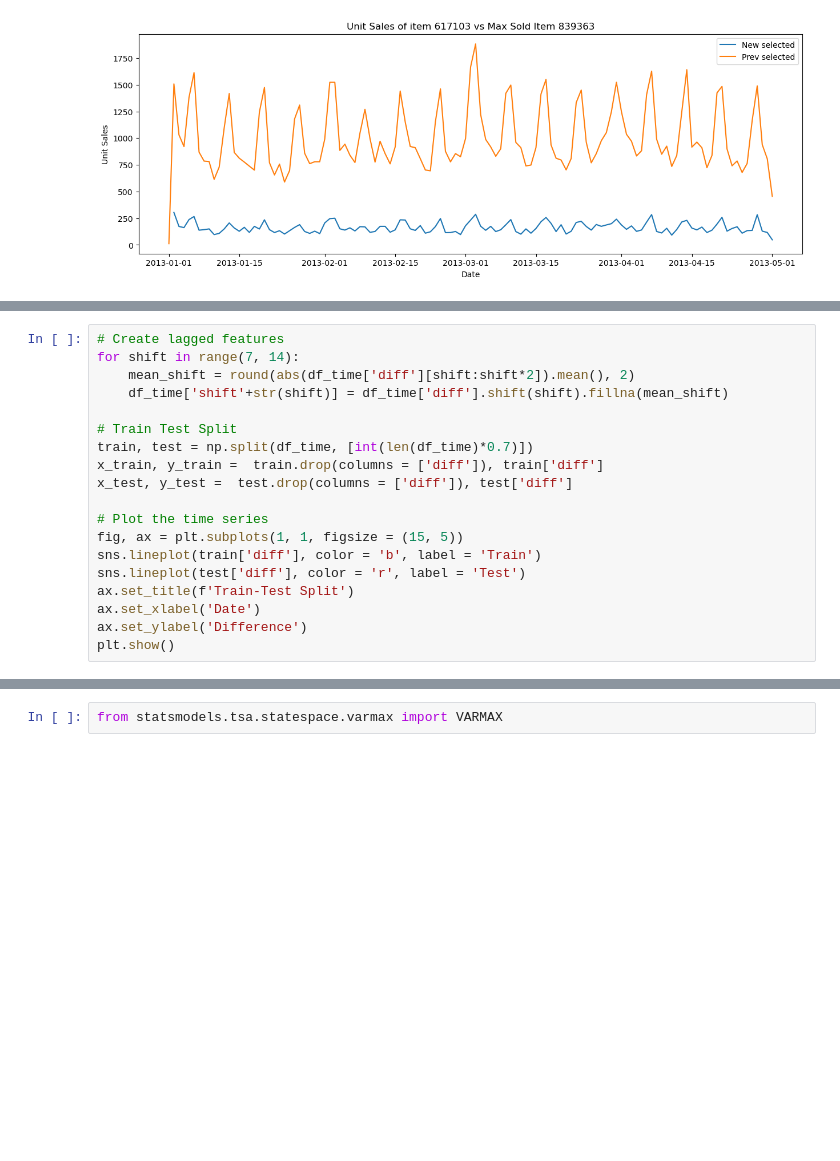
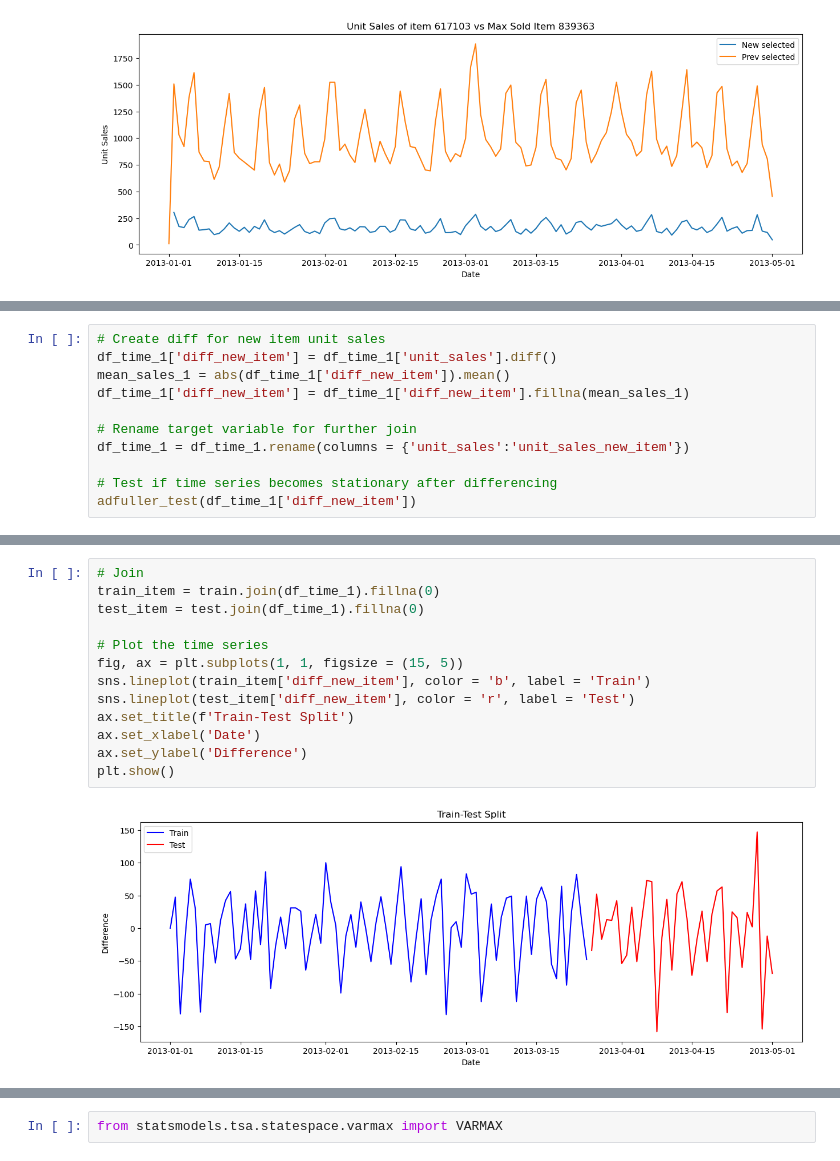
Before and after one commit to leopoldgerber/machine-learning-projects, a Jupyter notebook: time series - AR MA ARIMA.ipynb, the cells around one changed output, grey strips where cells are left out. Drawn from its saved outputs; the diff is of its cells as text; blank space fills up the shorter version.

Commit message:
time series - Finished VAR Added results

```diff
--- a/time series - AR MA ARIMA.ipynb
+++ b/time series - AR MA ARIMA.ipynb
@@ -584,0 +581,11 @@ df_time['diff'] = df_time['diff'].fillna(mean_sales)
+# %%
+# Create diff for new item unit sales
+df_time_1['diff_new_item'] = df_time_1['unit_sales'].diff()
+mean_sales_1 = abs(df_time_1['diff_new_item']).mean()
+df_time_1['diff_new_item'] = df_time_1['diff_new_item'].fillna(mean_sales_1)
+
+# Rename target variable for further join
+df_time_1 = df_time_1.rename(columns = {'unit_sales':'unit_sales_new_item'})
+
+# Test if time series becomes stationary after differencing
+adfuller_test(df_time_1['diff_new_item'])
@@ -585,19 +602,15 @@ df_time['diff'] = df_time['diff'].fillna(mean_sales)
 # %%
-# Create lagged features
-for shift in range(7, 14):
-    mean_shift = round(abs(df_time['diff'][shift:shift*2]).mean(), 2)
-    df_time['shift'+str(shift)] = df_time['diff'].shift(shift).fillna(mean_shift)
-
-# Train Test Split
-train, test = np.split(df_time, [int(len(df_time)*0.7)])
-x_train, y_train =  train.drop(columns = ['diff']), train['diff']
-x_test, y_test =  test.drop(columns = ['diff']), test['diff']
+# Join
+train_item = train.join(df_time_1).fillna(0)
+test_item = test.join(df_time_1).fillna(0)
 
 # Plot the time series
 fig, ax = plt.subplots(1, 1, figsize = (15, 5))
-sns.lineplot(train['diff'], color = 'b', label = 'Train')
-sns.lineplot(test['diff'], color = 'r', label = 'Test')
+sns.lineplot(train_item['diff_new_item'], color = 'b', label = 'Train')
+sns.lineplot(test_item['diff_new_item'], color = 'r', label = 'Test')
 ax.set_title(f'Train-Test Split')
 ax.set_xlabel('Date')
 ax.set_ylabel('Difference')
 plt.show()
+# %% [output]
+[figure, added]
```
Also changed, not shown: parts of 9 cells of this notebook.
